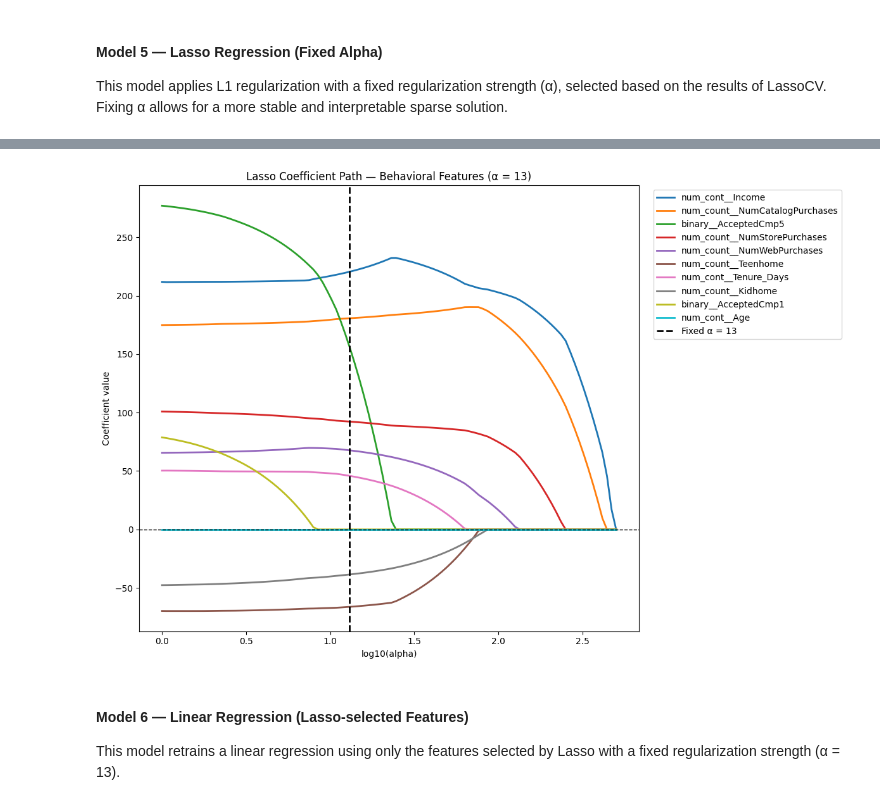
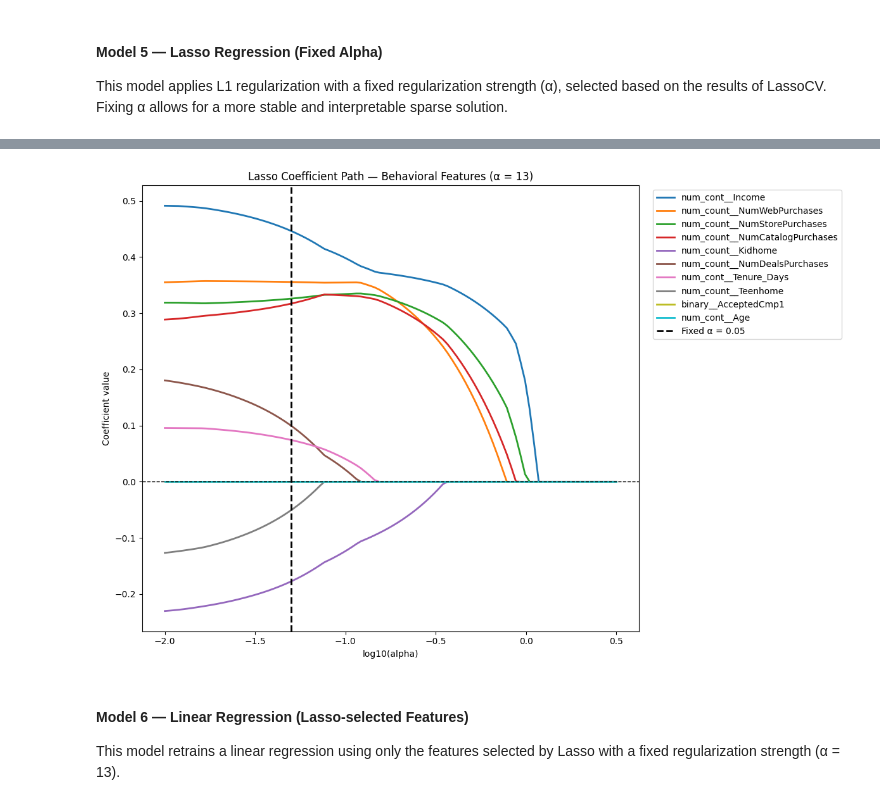
Before and after one commit to NazilaFazeli/Customer_Personality_Analysis, a Jupyter notebook: total_spend_regression_all.ipynb, the cells around one changed output, grey strips where cells are left out. Cells and saved outputs as stored; diff of their text form; code cells hidden in the pictures.

```diff
--- a/total_spend_regression_all.ipynb
+++ b/total_spend_regression_all.ipynb
@@ -182,14 +183,9 @@ df['Dt_Customer'] = pd.to_datetime(df['Dt_Customer'], dayfirst=True)
 # 3.3 Train / Test Split
 # ----------------------------------
 
-from sklearn.model_selection import train_test_split
-
-# Feature matrix (raw features only)
-X = df.copy()
-
-# Perform train / test split
+# Keep raw dataframe split (no target construction here)
 X_train, X_test = train_test_split(
-    X,
+    df,
     test_size=0.20,
     random_state=1234
 )
@@ -226,8 +226,14 @@ spend_cols = [
 ]
 
 # Construct target for train and test sets
-y_train = X_train[spend_cols].sum(axis=1)
-y_test = X_test[spend_cols].sum(axis=1)
+#y_train = X_train[spend_cols].sum(axis=1)
+#y_test = X_test[spend_cols].sum(axis=1)
+
+y_train_raw = X_train[spend_cols].sum(axis=1)
+y_test_raw  = X_test[spend_cols].sum(axis=1)
+
+y_train = np.log1p(y_train_raw)
+y_test  = np.log1p(y_test_raw)
 
 # Sanity check
 y_train.shape, y_test.shape
@@ -1593,7 +1432,7 @@ Fixing α allows for a more stable and interpretable sparse solution.
 # Fixed-alpha Lasso
 # ------------------------------------------------------------
 
-alpha_fixed = 13
+alpha_fixed = 0.05
 
 lasso_fixed = Lasso(
     alpha=alpha_fixed,
@@ -1806,7 +1645,7 @@ feature_names = preprocessor_linear.get_feature_names_out()
 # Alpha grid (FOCUSED around alpha = 13)
 # ------------------------------------------------------------
 
-alphas = np.logspace(0, 2.7, 100)   # 1 → 100 (dense around 13)
+alphas = np.logspace(-2, 0.5, 100)   # 1 → 100 (dense around 13)
 
 coefs = []
 
@@ -1821,7 +1660,7 @@ coefs = np.array(coefs)
 # Fixed alpha (Model 5)
 # ------------------------------------------------------------
 
-alpha_fixed = 13
+alpha_fixed = 0.05
 
 idx_fixed = np.argmin(np.abs(alphas - alpha_fixed))
 coef_at_fixed = coefs[idx_fixed]
@@ -1841,34 +1680,34 @@ plt.figure(figsize=(12, 8))
 for i in top_idx_sorted:
     plt.plot(
         np.log10(alphas),
         coefs[:, i],
         linewidth=2,
         label=feature_names[i]
     )
 
 plt.axvline(
     np.log10(alpha_fixed),
     color="black",
     linestyle="--",
     linewidth=2,
     label=f"Fixed α = {alpha_fixed}"
 )
 
 plt.axhline(y=0, color="black", linestyle="--", linewidth=1)
 
 y_min = coefs[:, top_idx_sorted].min()
 y_max = coefs[:, top_idx_sorted].max()
 pad = 0.05 * (y_max - y_min)
 plt.ylim(y_min - pad, y_max + pad)
 
 plt.xlabel("log10(alpha)")
 plt.ylabel("Coefficient value")
 plt.title("Lasso Coefficient Path — Behavioral Features (α = 13)")
 plt.legend(bbox_to_anchor=(1.02, 1), loc="upper left")
 plt.tight_layout()
 plt.show()
 # %% [output]
-[figure, old version]
+[figure, new version]
 # %% [markdown]
 #### Model 6 — Linear Regression (Lasso-selected Features)
 
```
Also changed, not shown: parts of 45 cells of this notebook, 2 other files.
